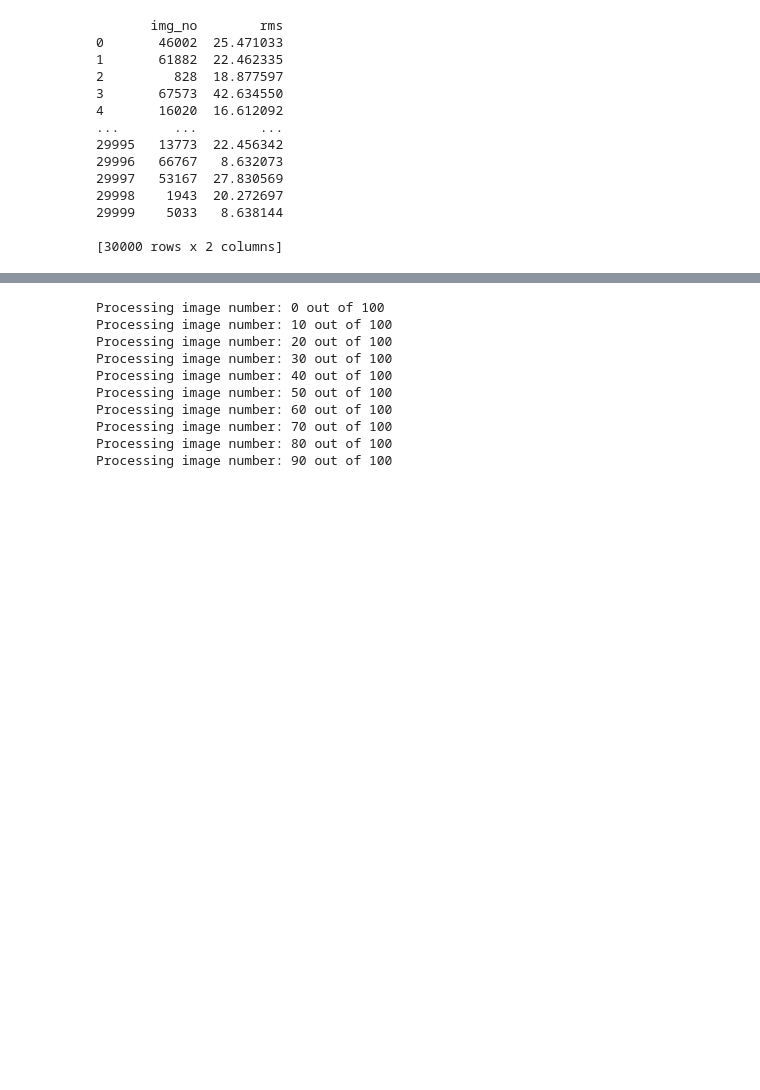
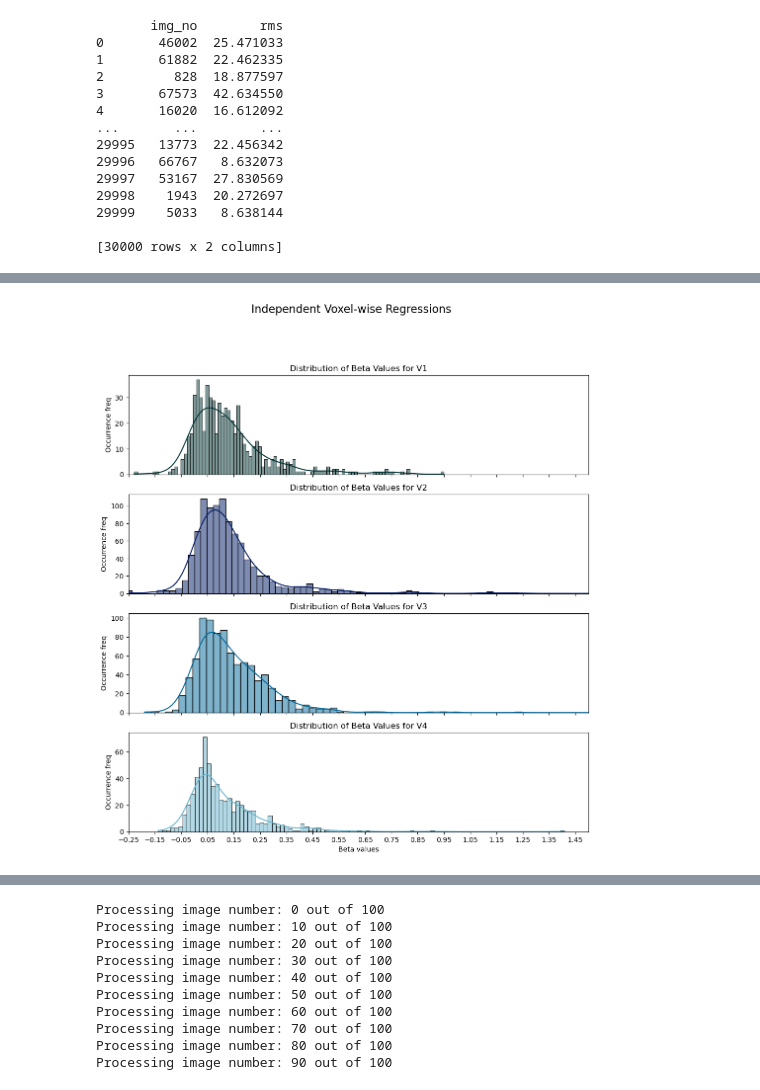
Before and after one commit to WiegerScheurer/spatpred, a Jupyter notebook: notebooks/construction_work.ipynb, the cells around one changed output, grey strips where cells are left out. Drawn from its saved outputs; the diff is of its cells as text; code cells hidden in the pictures; blank space fills up the shorter version.

```diff
--- a/notebooks/construction_work.ipynb
+++ b/notebooks/construction_work.ipynb
@@ -105,0 +311,41 @@ hrf_ses1 = nib.load('/home/rfpred/data/natural-scenes-dataset/nsddata_betas/ppda
+# %%
+import seaborn as sns
+import pandas as pd
+import matplotlib.pyplot as plt
+import numpy as np
+
+def plot_roi_heatmap(reg_dict, roi, ax, color):
+    voxels = reg_dict[roi]
+
+    # Create a DataFrame where each row corresponds to a voxel
+    df = pd.DataFrame(columns=['Voxel', 'Beta', 'Intercept'])
+    for voxel_name, voxel_data in voxels.items():
+        intercept = voxel_data['icept'].item() if isinstance(voxel_data['icept'], np.ndarray) else voxel_data['icept']
+        beta = voxel_data['beta'].item() if isinstance(voxel_data['beta'], np.ndarray) else voxel_data['beta']
+        df = pd.concat([df, pd.DataFrame({'Voxel': [voxel_name], 'Beta': [beta], 'Intercept': [intercept]})])
+
+    # Create a histogram to count the frequency of beta values
+    sns.histplot(df['Beta'], bins=100, kde=True, color=color, ax=ax)
+    ax.set_title(f'Distribution of Beta Values for {roi[:2]}')
+    ax.set_xlabel('Beta values')
+    ax.set_ylabel('Occurrence freq')
+    ax.set_xlim(-0.25, 1.5)  # Set the same x range for all subplots
+    ax.set_xticks(np.arange(-0.25, 1.5, 0.1))  # Set the ticks to be more frequent
+
+# Create a single figure with 4 subplots
+fig, axs = plt.subplots(4, 1, figsize=(12, 12), sharex=True)
+
+# 'ocean' colormap
+colors = sns.color_palette("ocean", n_colors=4)
+
+# Call the function for each ROI with the corresponding subplot and color
+rois = ['V1_mask', 'V2_mask', 'V3_mask', 'V4_mask']  # replace with your actual ROIs
+for roi, ax, color in zip(rois, axs, colors):
+    plot_roi_heatmap(reg_dict, roi, ax, color)
+
+# Add a global title to the figure
+fig.suptitle('Independent Voxel-wise Regressions', fontsize=16, y=1)
+
+plt.show()  # Show the overall figure
+# %% [output]
+[figure, added]
```
Also changed, not shown: parts of 24 cells of this notebook, 5 other files.
